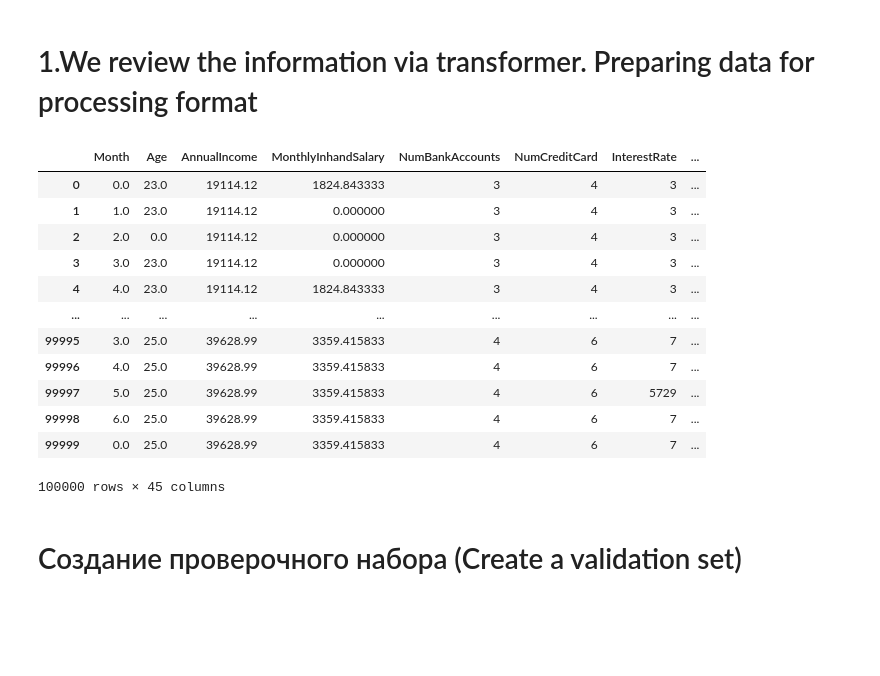
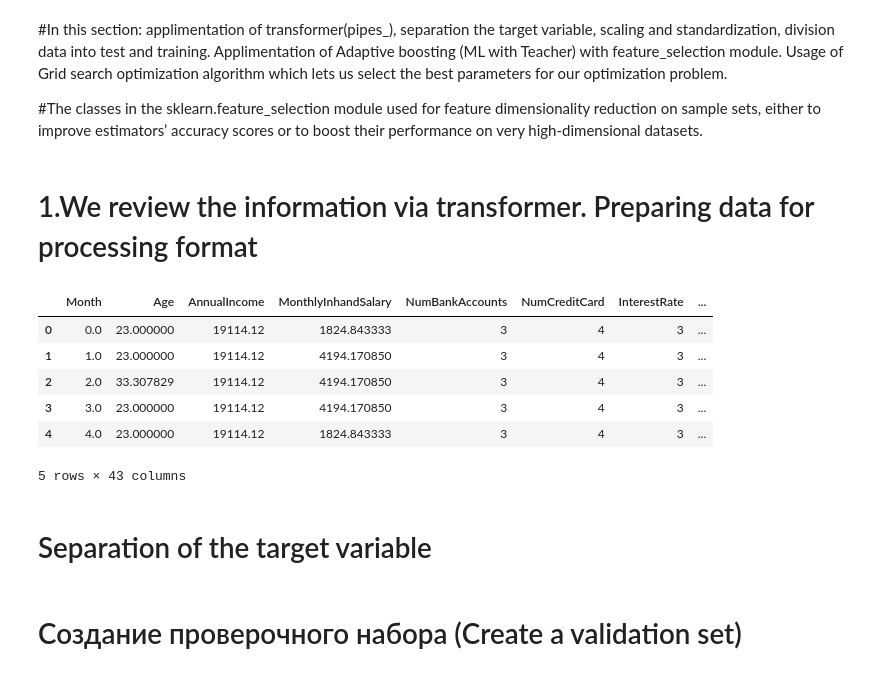
Before and after one commit to Vika99/Data_Science_course, a Jupyter notebook: CreditscoreclassificationProject1/Creditscoreclassification_2_feature selectionWithAdaptive boosting.ipynb, the cells around one changed output. Saved outputs shown, nothing was run; the diff lists cells and outputs as text; code cells hidden in the pictures; blank space fills up the shorter version.

```diff
--- a/CreditscoreclassificationProject1/Creditscoreclassification_2_feature selectionWithAdaptive boosting.ipynb
+++ b/CreditscoreclassificationProject1/Creditscoreclassification_2_feature selectionWithAdaptive boosting.ipynb
@@ -1,2 +1,7 @@
+# %% [markdown]
+#In this section: applimentation of transformer(pipes_), separation the target variable, scaling and standardization, division data into test and training. Applimentation of Adaptive boosting (ML with Teacher) with feature_selection module. Usage of Grid search optimization algorithm which lets us select the best parameters for our optimization problem.
+
+
+#The classes in the sklearn.feature_selection module  used for feature dimensionality reduction on sample sets, either to improve estimators’ accuracy scores or to boost their performance on very high-dimensional datasets.
 # %%
 import pandas as pd
@@ -14,25 +17,21 @@ from sklearn.metrics import confusion_matrix, precision_score, \
 # %% [markdown]
 # 1.We review the information via transformer. Preparing data for processing format
 # %%
-df = pd.read_csv('train.csv')
-
-df = df.drop(['CustomerID','ID','Name','TypeofLoan','SSN'], axis = 1)
+df_ = pd.read_csv('NewDataFrame.csv')
+df_.rename({"Unnamed: 0":"a"}, axis="columns", inplace=True)
+df_.drop(["a"], axis=1, inplace=True)
 # %%
-df = pp.myPipe.transform(df)
+df_ = pp.myPipe.transform(df_)
 # %%
-df
+df_.head()
 # %% [output]
 |  | Month | Age | AnnualIncome | MonthlyInhandSalary | NumBankAccounts | NumCreditCard | InterestRate | ... |
-| 0 | 0.0 | 23.0 | 19114.12 | 1824.843333 | 3 | 4 | 3 | ... |
-| 1 | 1.0 | 23.0 | 19114.12 | 0.000000 | 3 | 4 | 3 | ... |
-| 2 | 2.0 | 0.0 | 19114.12 | 0.000000 | 3 | 4 | 3 | ... |
-| 3 | 3.0 | 23.0 | 19114.12 | 0.000000 | 3 | 4 | 3 | ... |
-| 4 | 4.0 | 23.0 | 19114.12 | 1824.843333 | 3 | 4 | 3 | ... |
-| ... | ... | ... | ... | ... | ... | ... | ... | ... |
-| 99995 | 3.0 | 25.0 | 39628.99 | 3359.415833 | 4 | 6 | 7 | ... |
-| 99996 | 4.0 | 25.0 | 39628.99 | 3359.415833 | 4 | 6 | 7 | ... |
-| 99997 | 5.0 | 25.0 | 39628.99 | 3359.415833 | 4 | 6 | 5729 | ... |
-| 99998 | 6.0 | 25.0 | 39628.99 | 3359.415833 | 4 | 6 | 7 | ... |
-| 99999 | 0.0 | 25.0 | 39628.99 | 3359.415833 | 4 | 6 | 7 | ... |
+| 0 | 0.0 | 23.000000 | 19114.12 | 1824.843333 | 3 | 4 | 3 | ... |
+| 1 | 1.0 | 23.000000 | 19114.12 | 4194.170850 | 3 | 4 | 3 | ... |
+| 2 | 2.0 | 33.307829 | 19114.12 | 4194.170850 | 3 | 4 | 3 | ... |
+| 3 | 3.0 | 23.000000 | 19114.12 | 4194.170850 | 3 | 4 | 3 | ... |
+| 4 | 4.0 | 23.000000 | 19114.12 | 1824.843333 | 3 | 4 | 3 | ... |
-100000 rows × 45 columns
+5 rows × 43 columns
+# %% [markdown]
+# Separation of the target variable
 # %%
```
Also changed, not shown: parts of 10 cells of this notebook, 20 other files.
